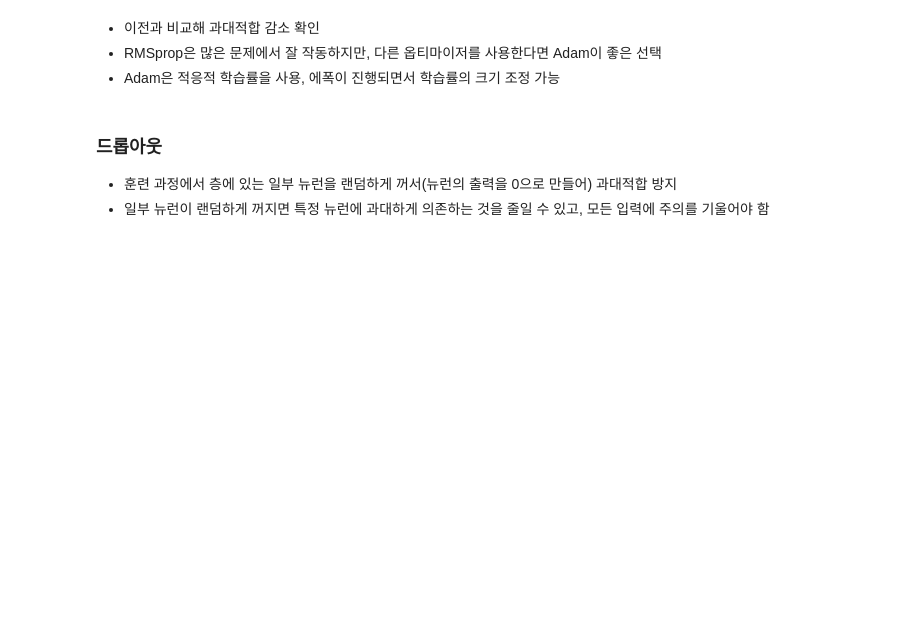
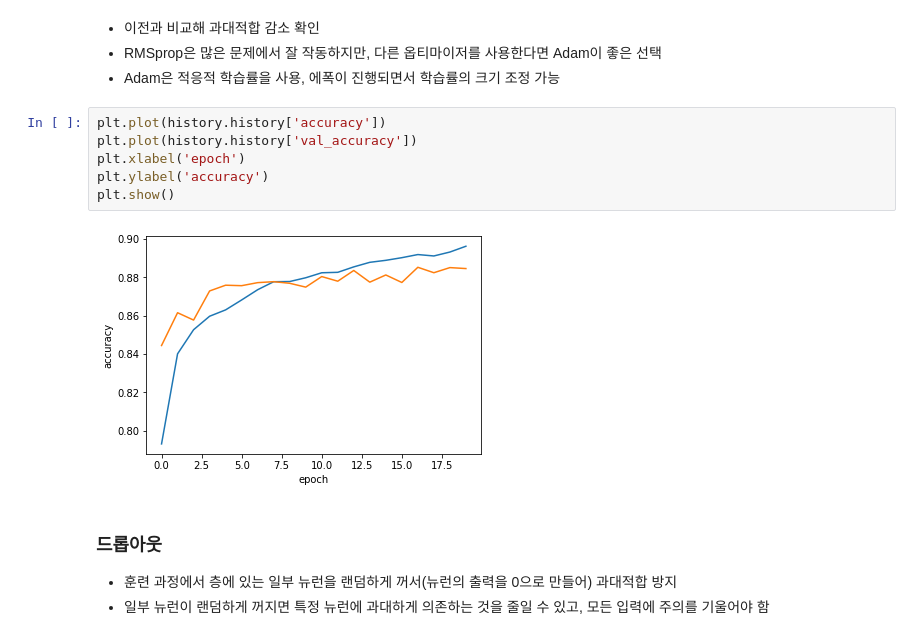
Before and after one commit to hr1588/Lab_study, a Jupyter notebook: 7장.ipynb, the cells around one changed output. Drawn from its saved outputs; the diff is of its cells as text; blank space fills up the shorter version.

```diff
--- a/7장.ipynb
+++ b/7장.ipynb
@@ -392,6 +432,14 @@ plt.show()
 - 이전과 비교해 과대적합 감소 확인
 - RMSprop은 많은 문제에서 잘 작동하지만, 다른 옵티마이저를 사용한다면 Adam이 좋은 선택
 - Adam은 적응적 학습률을 사용, 에폭이 진행되면서 학습률의 크기 조정 가능
+# %%
+plt.plot(history.history['accuracy'])
+plt.plot(history.history['val_accuracy'])
+plt.xlabel('epoch')
+plt.ylabel('accuracy')
+plt.show()
+# %% [output]
+[figure, added]
 # %% [markdown]
 ### 드롭아웃
 
```
Also changed, not shown: parts of 19 cells of this notebook.
